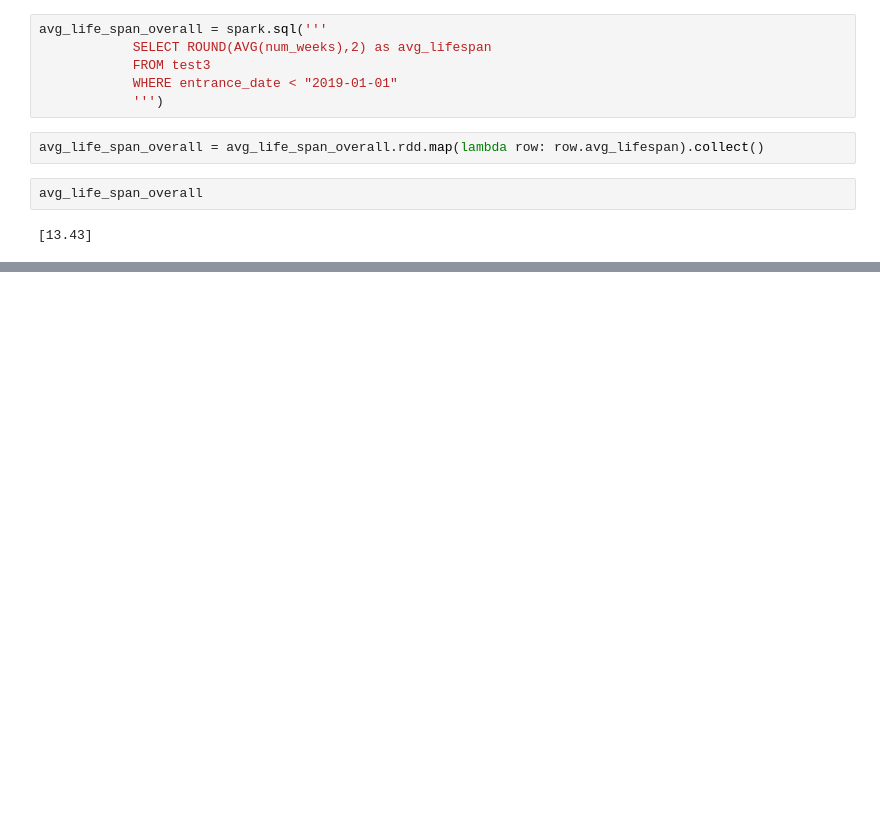
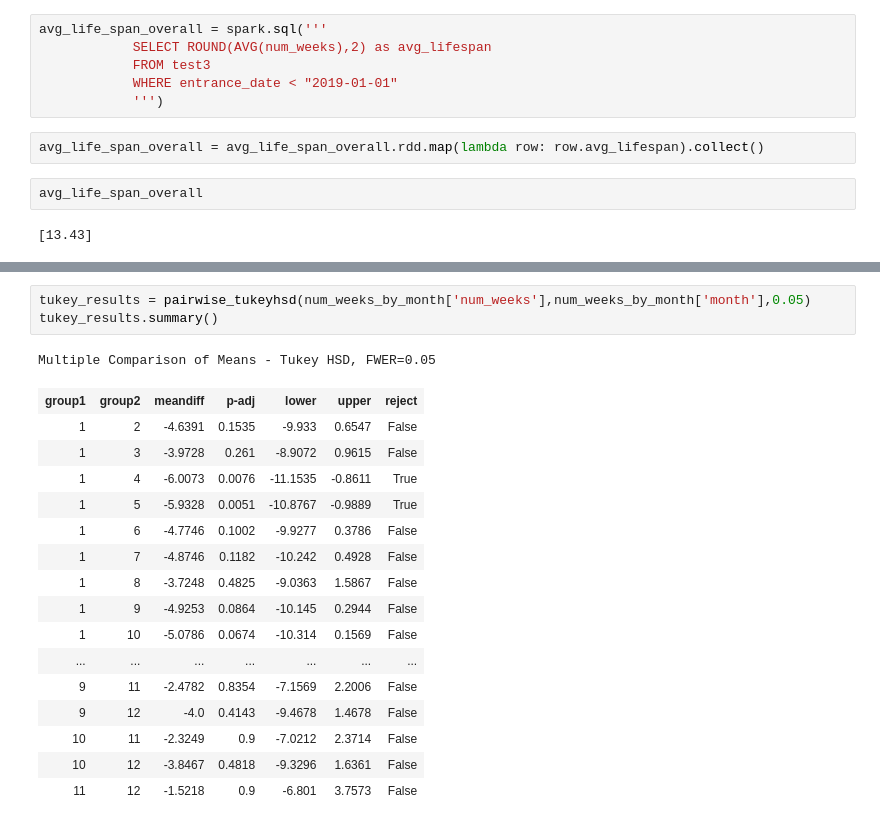
Before and after one commit to virsagothethird/UK-Top-100-Songs, a Jupyter notebook: uk100-Copy1.ipynb, the cells around one changed output, grey strips where cells are left out. Cells and saved outputs as stored; diff of their text form; blank space fills up the shorter version.

```diff
--- a/uk100-Copy1.ipynb
+++ b/uk100-Copy1.ipynb
@@ -1228,0 +1472,21 @@ ValueError: object too deep for desired array
+# %%
+tukey_results = pairwise_tukeyhsd(num_weeks_by_month['num_weeks'],num_weeks_by_month['month'],0.05)
+tukey_results.summary()
+# %% [output]
+Multiple Comparison of Means - Tukey HSD, FWER=0.05
+| group1 | group2 | meandiff | p-adj | lower | upper | reject |
+| 1 | 2 | -4.6391 | 0.1535 | -9.933 | 0.6547 | False |
+| 1 | 3 | -3.9728 | 0.261 | -8.9072 | 0.9615 | False |
+| 1 | 4 | -6.0073 | 0.0076 | -11.1535 | -0.8611 | True |
+| 1 | 5 | -5.9328 | 0.0051 | -10.8767 | -0.9889 | True |
+| 1 | 6 | -4.7746 | 0.1002 | -9.9277 | 0.3786 | False |
+| 1 | 7 | -4.8746 | 0.1182 | -10.242 | 0.4928 | False |
+| 1 | 8 | -3.7248 | 0.4825 | -9.0363 | 1.5867 | False |
+| 1 | 9 | -4.9253 | 0.0864 | -10.145 | 0.2944 | False |
+| 1 | 10 | -5.0786 | 0.0674 | -10.314 | 0.1569 | False |
+| ... | ... | ... | ... | ... | ... | ... |
+| 9 | 11 | -2.4782 | 0.8354 | -7.1569 | 2.2006 | False |
+| 9 | 12 | -4.0 | 0.4143 | -9.4678 | 1.4678 | False |
+| 10 | 11 | -2.3249 | 0.9 | -7.0212 | 2.3714 | False |
+| 10 | 12 | -3.8467 | 0.4818 | -9.3296 | 1.6361 | False |
+| 11 | 12 | -1.5218 | 0.9 | -6.801 | 3.7573 | False |
```
Also changed, not shown: parts of 38 cells of this notebook.
